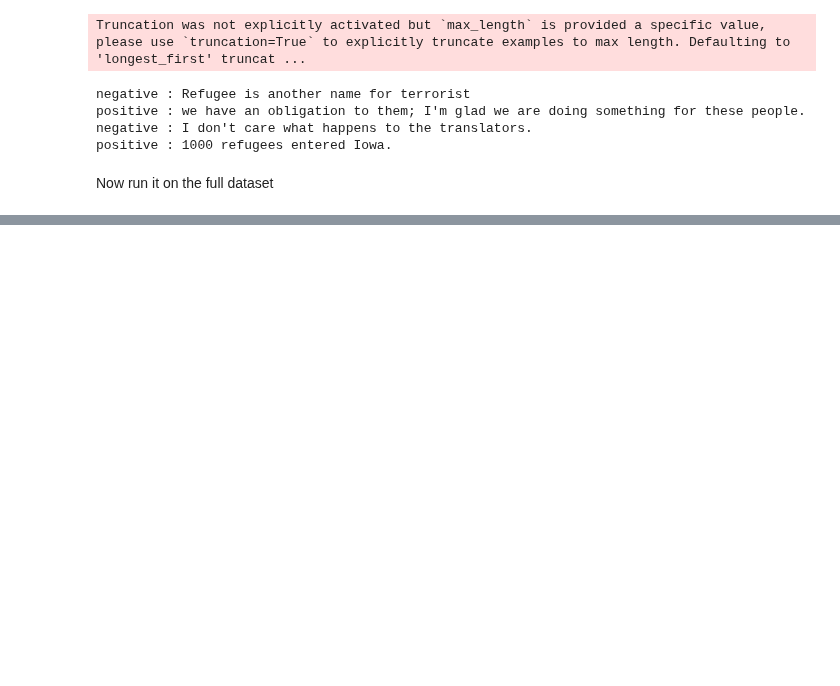
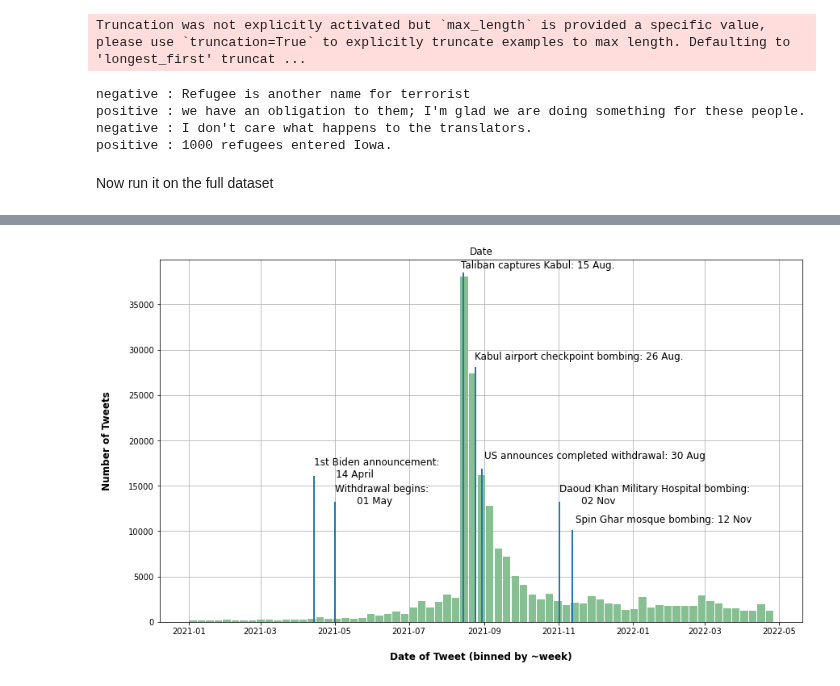
Before and after one commit to loopyQueen/RefugeeSentiment, a Jupyter notebook: nlpBert/loadingModel.ipynb, the cells around one changed output, grey strips where cells are left out. Drawn from its saved outputs; the diff is of its cells as text; code cells hidden in the pictures; blank space fills up the shorter version.

```diff
--- a/nlpBert/loadingModel.ipynb
+++ b/nlpBert/loadingModel.ipynb
@@ -162,0 +170,13 @@ data.tail()
+# %%
+data = pd.read_csv("../dataBert/full_pred_23June.csv", index_col=0, header=0)
+# %%
+data["Date"] = pd.to_datetime(data['Date']).dt.date
+data["Date"] = pd.to_datetime(data['Date'])
+data["year"] = pd.DatetimeIndex(data['Date']).year  #pd.DatetimeIndex(df['ArrivalDate']).year
+
+data.sort_values(by="Date", axis=0, ascending=True, inplace=True)
+data.reset_index(inplace=True)
+
+data["week"] = data['Date'].dt.isocalendar().week   #datetime.date(2010, 6, 16).isocalendar()[1]
+
+data
@@ -162,0 +235,44 @@ data.tail()
+# %%
+# Plot a stacked histogram
+colors = ["#01BEFE", "#FFDD00", "#FF7D00"]#, "#FF006D", "#ADFF02", "#8F00FF"]  #'#86bf91'
+
+ax = data.hist(column="Date", bins=69, figsize=(14, 8), zorder=2, rwidth=0.9, color="#86bf91")
+ax = ax[0]
+for x in ax:
+    # Set x-axis label
+    x.set_xlabel("Date of Tweet (binned by ~week)", labelpad=20, weight='bold', size=12)
+
+    # Set y-axis label
+    x.set_ylabel("Number of Tweets", labelpad=20, weight='bold', size=12)
+
+plt.axvline(dt.datetime(2021, 4, 14), ymax=0.40, linewidth=2)
+plt.text(dt.datetime(2021, 4, 14), 16000, "1st Biden announcement:\n       14 April", fontsize=12, rotation=0)
+
+plt.axvline(dt.datetime(2021, 5, 1), ymax=0.33, linewidth=2)
+plt.text(dt.datetime(2021, 5, 1), 13000, "Withdrawal begins:\n       01 May", fontsize=12, rotation=0)
+
+plt.axvline(dt.datetime(2021, 8, 15), ymax=.96, linewidth=2)
+plt.text(dt.datetime(2021, 8, 10), 39000, " Taliban captures Kabul: 15 Aug.", fontsize=12, rotation=0)
+
+plt.axvline(dt.datetime(2021, 8, 25), ymax=0.70, linewidth=2)
+plt.text(dt.datetime(2021, 8, 24), 29000, "Kabul airport checkpoint bombing: 26 Aug.", fontsize=12, rotation=0)
+
+plt.axvline(dt.datetime(2021, 8, 30), ymax=0.42, linewidth=2)
+plt.text(dt.datetime(2021, 9, 1), 18000, "US announces completed withdrawal: 30 Aug", fontsize=12, rotation=0)
+
+# plt.axvline(dt.datetime(2021, 9, 9), ymax=0.62, linewidth=2)
+# plt.text(dt.datetime(2021, 9, 9), 21000, "Kabul International Airport reopens: 09 Sept", fontsize=12, rotation=90)
+
+plt.axvline(dt.datetime(2021, 11, 2), ymax=0.33, linewidth=2)
+plt.text(dt.datetime(2021, 11, 2), 13000, "Daoud Khan Military Hospital bombing:\n       02 Nov", fontsize=12, rotation=0)
+
+plt.axvline(dt.datetime(2021, 11, 12), ymax=0.25, linewidth=2)
+plt.text(dt.datetime(2021, 11, 15), 11000, "Spin Ghar mosque bombing: 12 Nov", fontsize=12, rotation=0)
+
+# plt.axvline(dt.datetime(2021, 12, 26), ymax=0.62, linewidth=2)
+# plt.text(dt.datetime(2021, 12, 26), 21000, "Taliban dissolves Afghanistan's Independent Election Commission: 26 Dec", rotation=45)
+
+plt.gcf().subplots_adjust(left=0.11, bottom=0.1, )
+plt.savefig('tweetsPerMonth.png')
+# %% [output]
+[figure, added]
```
Also changed, not shown: parts of 9 cells of this notebook, 8 other files.
